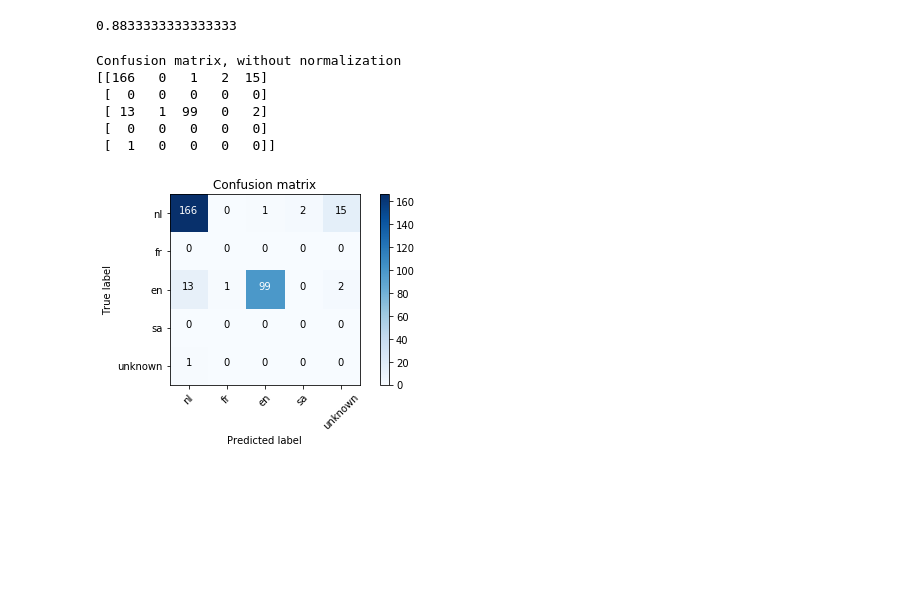
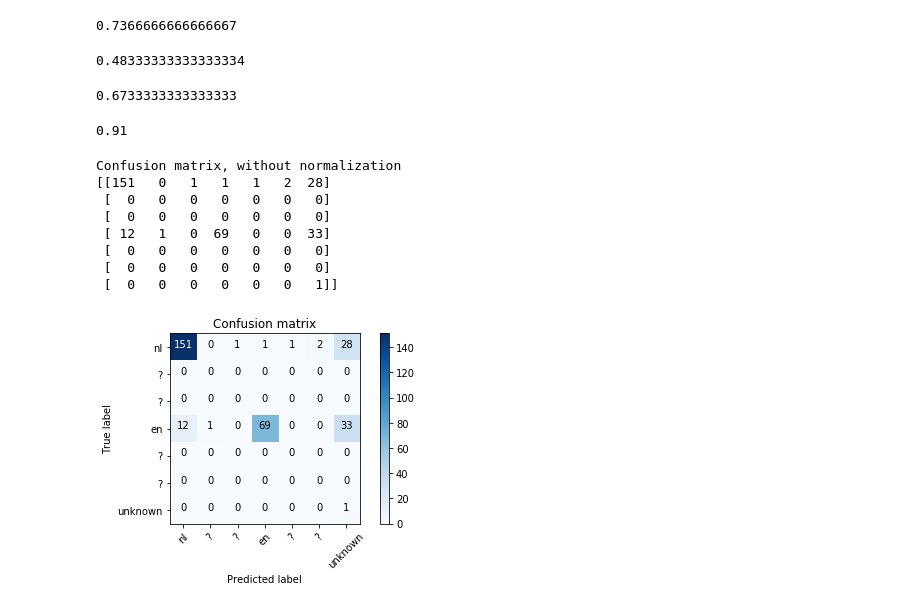
Before and after one commit to SURFpol/pol-research, a Jupyter notebook: notebooks/Language analysis.ipynb, the cells around one changed output. Cells and saved outputs as stored; diff of their text form; code cells hidden in the pictures; blank space fills up the shorter version.

Commit message:
Language detection results

```diff
--- a/notebooks/Language analysis.ipynb
+++ b/notebooks/Language analysis.ipynb
@@ -47,24 +74,69 @@ with open("../data/language_labels/output.json") as docs_file:
+# %%
+# langdetect (NLTK library 1)
+from langdetect import detect
+
+for doc in docs:
+    language = detect(doc["title"])
+    doc["language"]["langdetect"] = language if language else "unknown"
+# %%
+# langid (NLTK library 2)
+from langid.langid import LanguageIdentifier, model
+
+detector = LanguageIdentifier.from_modelstring(model, norm_probs=False)
+detector.set_languages(['en','nl'])
+
+for doc in docs:
+    language = detector.classify(doc["title"])
+    doc["language"]["langid"] = language[0] if language else "unknown"
 # %%
 y_true = []
-y_pred = []
+y_cld2 = []
+y_cld3 = []
+y_langdetect = []
+y_langid = []
+y_freeze = []
 for doc in docs:
     if "manual-entry" not in doc:
         continue
     y_true.append(doc["manual-entry"]["language"] or "unknown")
-    y_pred.append(doc["language"] or "unknown")
+    y_freeze.append(doc["language"]["freeze"] or "unknown")
+    y_cld2.append(doc["language"]["cld2"] or "unknown")
+    y_cld3.append(doc["language"]["cld3"] or "unknown")
+    y_langdetect.append(doc["language"]["langdetect"] or "unknown")
+    y_langid.append(doc["language"]["langid"] or "unknown")
-# %%
-cm = confusion_matrix(y_true, y_pred)
-acc = accuracy_score(y_true, y_pred)
-acc
-# %% [output]
-0.8833333333333333
+# %%
+cld2_confusion = confusion_matrix(y_true, y_cld2)
+cld2_accuracy = accuracy_score(y_true, y_cld2)
+cld2_accuracy
+# %% [output]
+0.7366666666666667
+# %%
+cld3_confusion = confusion_matrix(y_true, y_cld3)
+cld3_accuracy = accuracy_score(y_true, y_cld3)
+cld3_accuracy
+# %% [output]
+0.48333333333333334
+# %%
+langdetect_confusion = confusion_matrix(y_true, y_langdetect)
+langdetect_accuracy = accuracy_score(y_true, y_langdetect)
+langdetect_accuracy
+# %% [output]
+0.6733333333333333
+# %%
+langid_confusion = confusion_matrix(y_true, y_langid)
+langid_accuracy = accuracy_score(y_true, y_langid)
+langid_accuracy
+# %% [output]
+0.91
 # %%
-plot_confusion_matrix(cm, ["nl", "fr", "en", "sa", "unknown"])
+plot_confusion_matrix(cld2_confusion, ["nl", "?", "?", "en", "?", "?", "unknown"])
 # %% [output]
 Confusion matrix, without normalization
-[[166   0   1   2  15]
- [  0   0   0   0   0]
- [ 13   1  99   0   2]
- [  0   0   0   0   0]
- [  1   0   0   0   0]]
+[[151   0   1   1   1   2  28]
+ [  0   0   0   0   0   0   0]
+ [  0   0   0   0   0   0   0]
+ [ 12   1   0  69   0   0  33]
+ [  0   0   0   0   0   0   0]
+ [  0   0   0   0   0   0   0]
+ [  0   0   0   0   0   0   1]]
-[figure, old version]
+[figure, new version]
```
Also changed, not shown: parts of 4 cells of this notebook.
